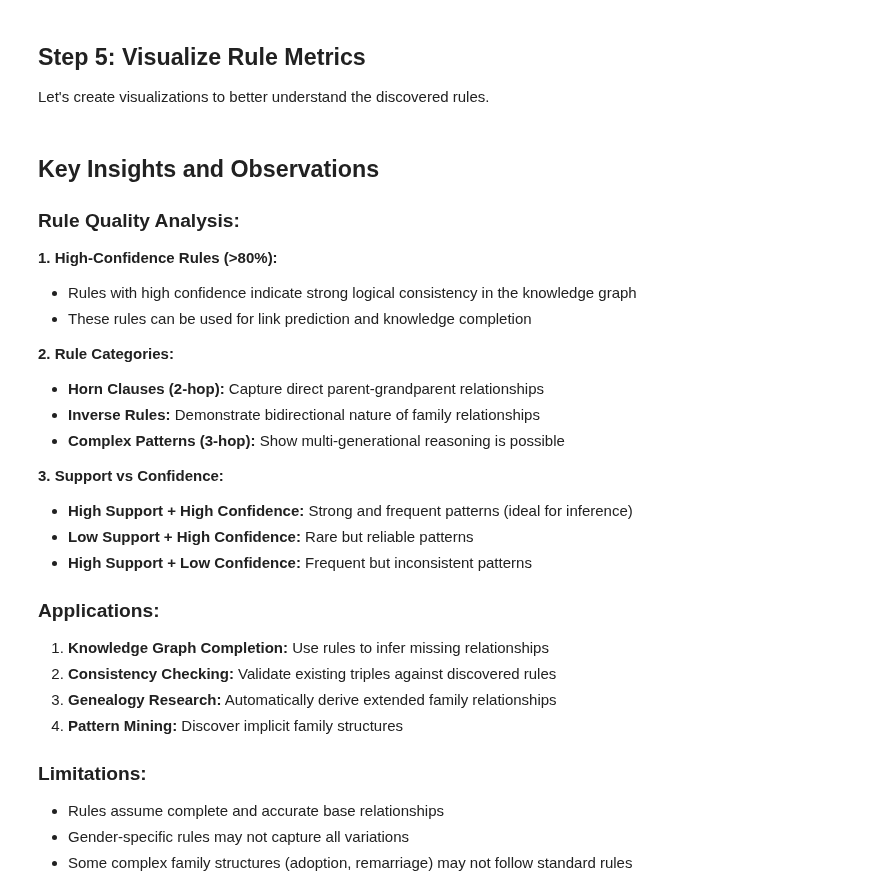
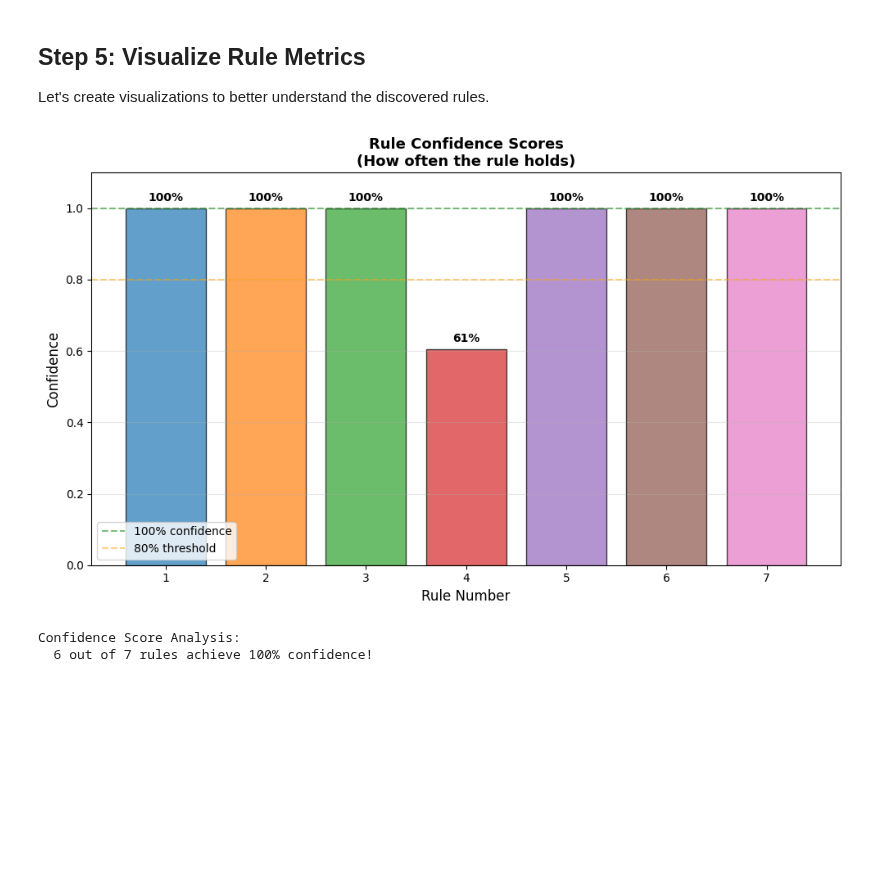
Before and after one commit to phanindragollapalli/A-Study-on-MetaFam-Knowledge-Graph, a Jupyter notebook: scripts/task-3.ipynb, the cells around one changed output. Drawn from its saved outputs; the diff is of its cells as text; code cells hidden in the pictures; blank space fills up the shorter version.

```diff
--- a/scripts/task-3.ipynb
+++ b/scripts/task-3.ipynb
@@ -588,31 +659,33 @@ print("  RIGHT: Rule type distribution - Mix of Horn clauses, inverse rules, and
-# %% [markdown]
-## Key Insights and Observations
-
-### Rule Quality Analysis:
-
-**1. High-Confidence Rules (>80%):**
-- Rules with high confidence indicate strong logical consistency in the knowledge graph
-- These rules can be used for link prediction and knowledge completion
-
-**2. Rule Categories:**
-- **Horn Clauses (2-hop):** Capture direct parent-grandparent relationships
-- **Inverse Rules:** Demonstrate bidirectional nature of family relationships
-- **Complex Patterns (3-hop):** Show multi-generational reasoning is possible
-
-**3. Support vs Confidence:**
-- **High Support + High Confidence:** Strong and frequent patterns (ideal for inference)
-- **Low Support + High Confidence:** Rare but reliable patterns
-- **High Support + Low Confidence:** Frequent but inconsistent patterns
-
-### Applications:
-
-1. **Knowledge Graph Completion:** Use rules to infer missing relationships
-2. **Consistency Checking:** Validate existing triples against discovered rules
-3. **Genealogy Research:** Automatically derive extended family relationships
-4. **Pattern Mining:** Discover implicit family structures
-
-### Limitations:
-
-- Rules assume complete and accurate base relationships
-- Gender-specific rules may not capture all variations
-- Some complex family structures (adoption, remarriage) may not follow standard rules
+# %%
+# PLOT 1: Confidence by Rule
+plt.figure(figsize=(10, 6))
+
+plt.bar(
+    summary_df['Rule #'],
+    summary_df['Confidence_Numeric'],
+    color=colors,
+    alpha=0.7,
+    edgecolor='black'
+)
+plt.xlabel('Rule Number', fontsize=12)
+plt.ylabel('Confidence', fontsize=12)
+plt.title('Rule Confidence Scores\n(How often the rule holds)', fontsize=13, fontweight='bold')
+plt.ylim(0, 1.1)
+plt.axhline(y=1.0, color='green', linestyle='--', alpha=0.5, label='100% confidence')
+plt.axhline(y=0.8, color='orange', linestyle='--', alpha=0.5, label='80% threshold')
+plt.grid(axis='y', alpha=0.3)
+plt.legend()
+
+# Add percentage labels on bars
+for i, (rule_num, conf) in enumerate(zip(summary_df['Rule #'], summary_df['Confidence_Numeric'])):
+    plt.text(rule_num, conf + 0.02, f'{conf:.0%}', ha='center', fontsize=10, fontweight='bold')
+
+plt.tight_layout()
+plt.show()
+
+print("Confidence Score Analysis:")
+print("  6 out of 7 rules achieve 100% confidence!")
+# %% [output]
+[figure, added]
+Confidence Score Analysis:
+  6 out of 7 rules achieve 100% confidence!
```
Also changed, not shown: parts of 17 cells of this notebook, 3 other files.
